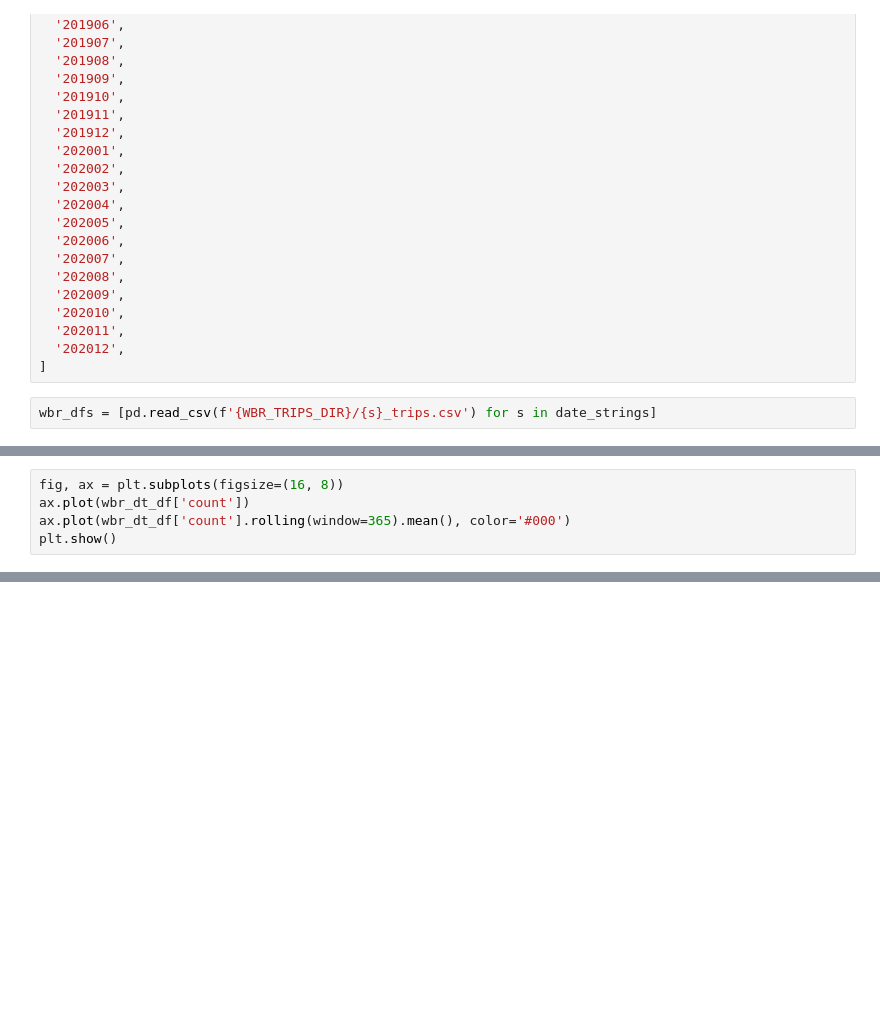
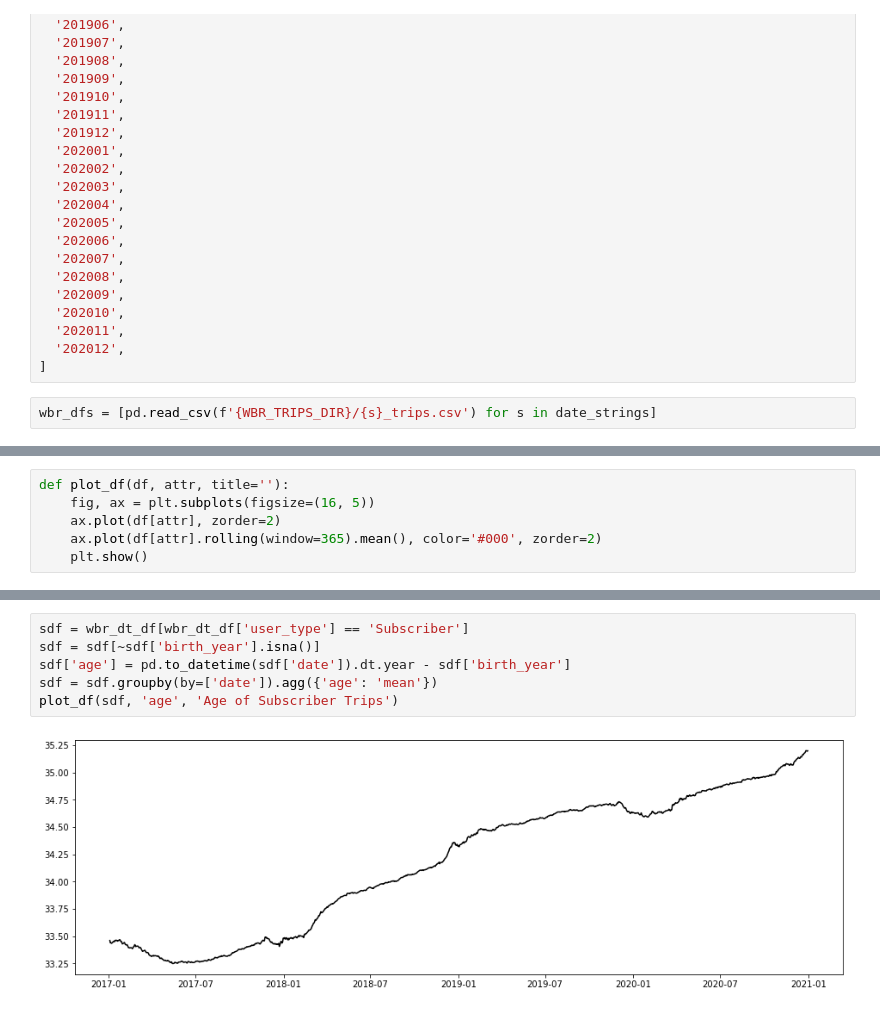
Before and after one commit to cpcarey/nyu-cusp-ads-bike, a Jupyter notebook: notebooks/cc0103_analyze_wbr_trips.ipynb, the cells around one changed output, grey strips where cells are left out. Drawn from its saved outputs; the diff is of its cells as text; blank space fills up the shorter version.

```diff
--- a/notebooks/cc0103_analyze_wbr_trips.ipynb
+++ b/notebooks/cc0103_analyze_wbr_trips.ipynb
@@ -190,5 +143,6 @@ wbr_dt_df = wbr_dt_df.rename(columns={'od_pair': 'count'})
 # %%
-fig, ax = plt.subplots(figsize=(16, 8))
-ax.plot(wbr_dt_df['count'])
-ax.plot(wbr_dt_df['count'].rolling(window=365).mean(), color='#000')
-plt.show()
+def plot_df(df, attr, title=''):
+    fig, ax = plt.subplots(figsize=(16, 5))
+    ax.plot(df[attr], zorder=2)
+    ax.plot(df[attr].rolling(window=365).mean(), color='#000', zorder=2)
+    plt.show()
@@ -196,0 +160,8 @@ plt.show()
+# %%
+sdf = wbr_dt_df[wbr_dt_df['user_type'] == 'Subscriber']
+sdf = sdf[~sdf['birth_year'].isna()]
+sdf['age'] = pd.to_datetime(sdf['date']).dt.year - sdf['birth_year']
+sdf = sdf.groupby(by=['date']).agg({'age': 'mean'})
+plot_df(sdf, 'age', 'Age of Subscriber Trips')
+# %% [output]
+[figure, added]
```
Also changed, not shown: parts of 44 cells of this notebook.
